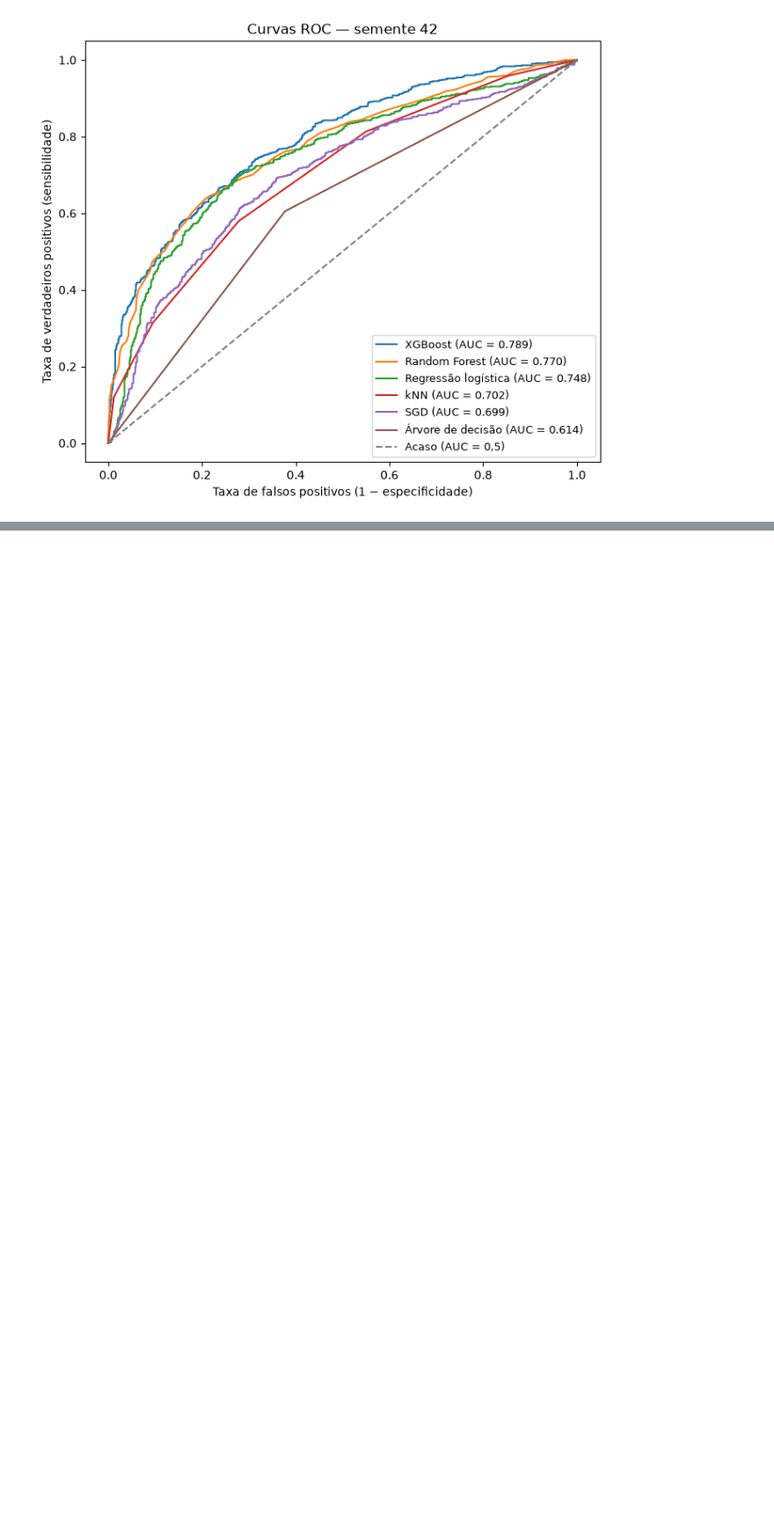
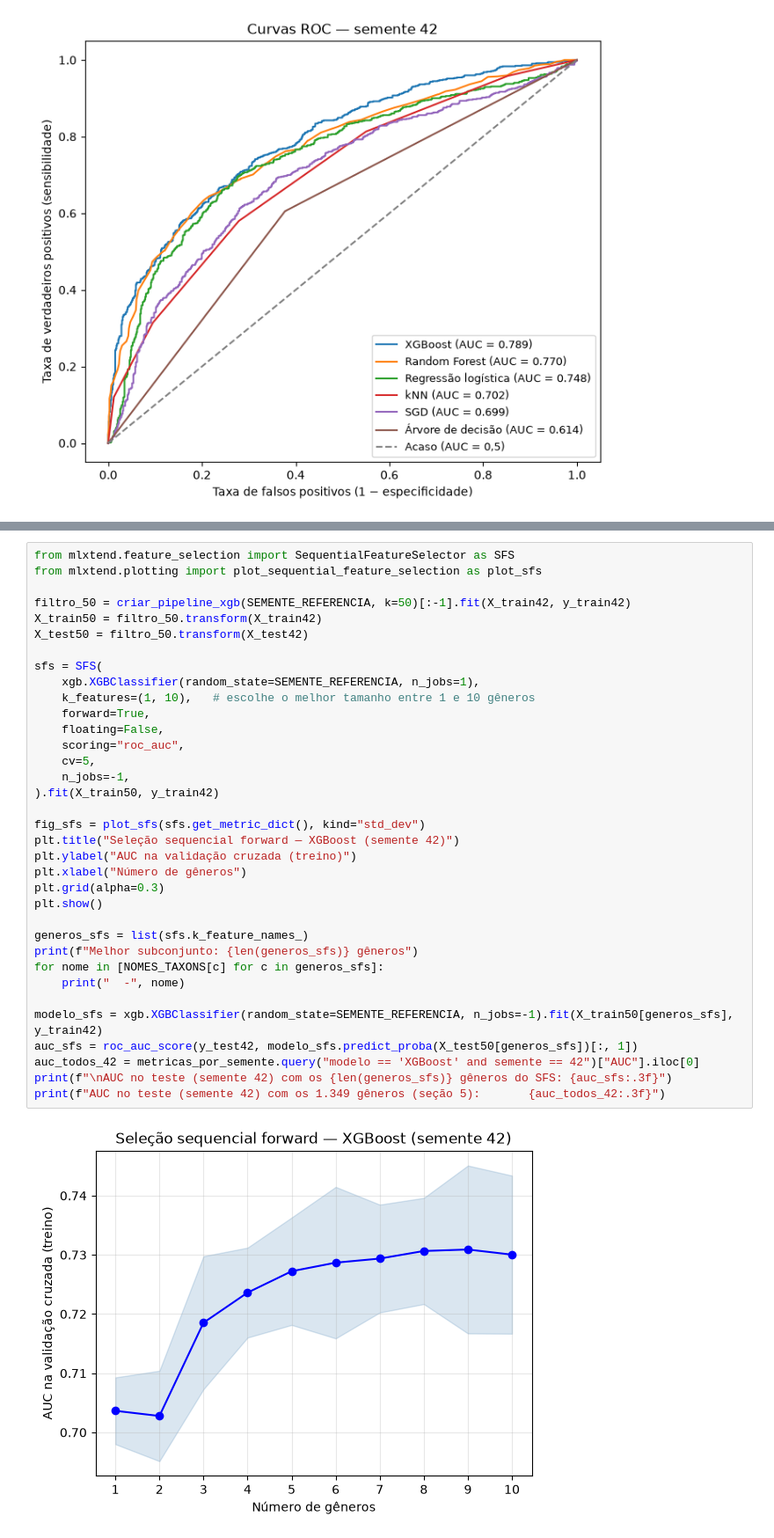
Before and after one commit to dpontejs/periodontite-microbioma-ml, a Jupyter notebook: projeto_2_colab.ipynb, the cells around one changed output, grey strips where cells are left out. Shown at 88% size. Drawn from its saved outputs; the diff is of its cells as text; blank space fills up the shorter version.

```diff
--- a/projeto_2_colab.ipynb
+++ b/projeto_2_colab.ipynb
@@ -1523,0 +1602,37 @@ Quando o modelo final estiver pronto, descomente a célula abaixo e ajuste os no
+# %%
+from mlxtend.feature_selection import SequentialFeatureSelector as SFS
+from mlxtend.plotting import plot_sequential_feature_selection as plot_sfs
+
+filtro_50 = criar_pipeline_xgb(SEMENTE_REFERENCIA, k=50)[:-1].fit(X_train42, y_train42)
+X_train50 = filtro_50.transform(X_train42)
+X_test50 = filtro_50.transform(X_test42)
+
+sfs = SFS(
+    xgb.XGBClassifier(random_state=SEMENTE_REFERENCIA, n_jobs=1),
+    k_features=(1, 10),   # escolhe o melhor tamanho entre 1 e 10 gêneros
+    forward=True,
+    floating=False,
+    scoring="roc_auc",
+    cv=5,
+    n_jobs=-1,
+).fit(X_train50, y_train42)
+
+fig_sfs = plot_sfs(sfs.get_metric_dict(), kind="std_dev")
+plt.title("Seleção sequencial forward — XGBoost (semente 42)")
+plt.ylabel("AUC na validação cruzada (treino)")
+plt.xlabel("Número de gêneros")
+plt.grid(alpha=0.3)
+plt.show()
+
+generos_sfs = list(sfs.k_feature_names_)
+print(f"Melhor subconjunto: {len(generos_sfs)} gêneros")
+for nome in [NOMES_TAXONS[c] for c in generos_sfs]:
+    print("  -", nome)
+
+modelo_sfs = xgb.XGBClassifier(random_state=SEMENTE_REFERENCIA, n_jobs=-1).fit(X_train50[generos_sfs], y_train42)
+auc_sfs = roc_auc_score(y_test42, modelo_sfs.predict_proba(X_test50[generos_sfs])[:, 1])
+auc_todos_42 = metricas_por_semente.query("modelo == 'XGBoost' and semente == 42")["AUC"].iloc[0]
+print(f"\nAUC no teste (semente 42) com os {len(generos_sfs)} gêneros do SFS: {auc_sfs:.3f}")
+print(f"AUC no teste (semente 42) com os 1.349 gêneros (seção 5):       {auc_todos_42:.3f}")
+# %% [output]
+[figure, added]
```
Also changed, not shown: parts of 24 cells of this notebook, 8 other files.
